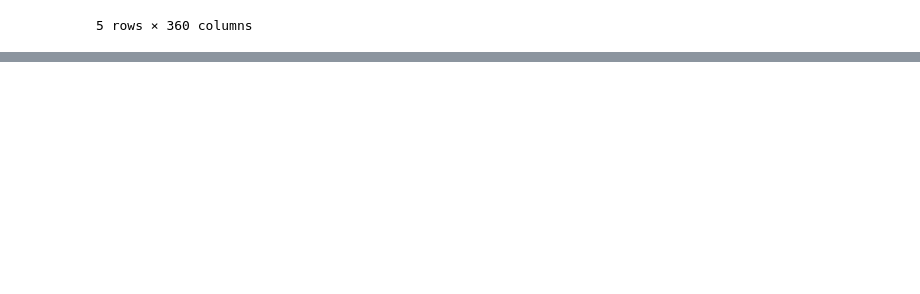
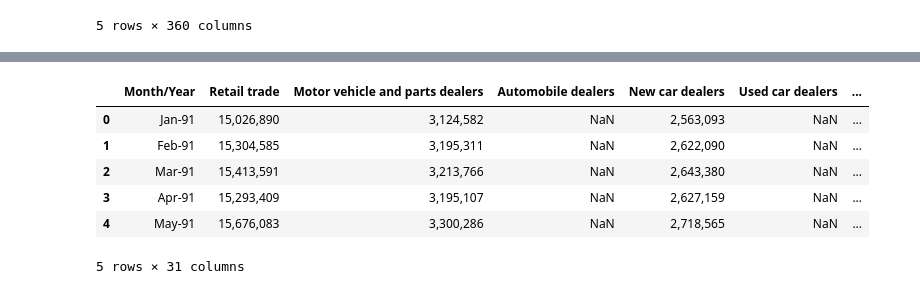
Before and after one commit to kumarmohit3194/Manpower-Demand-Forecasting, a Jupyter notebook: code.ipynb, the cells around one changed output, grey strips where cells are left out. Drawn from its saved outputs; the diff is of its cells as text; code cells hidden in the pictures; blank space fills up the shorter version.

```diff
--- a/code.ipynb
+++ b/code.ipynb
@@ -37,0 +81,11 @@ n_cols = ['Retail trade', 'Motor vehicle and parts dealers', 'Automobile dealers
+# %%
+dff2 = dff1.replace('\.+', np.nan, regex=True)
+dff2.head()
+# %% [output]
+|  | Month/Year | Retail trade | Motor vehicle and parts dealers | Automobile dealers | New car dealers | Used car dealers | ... |
+| 0 | Jan-91 | 15,026,890 | 3,124,582 | NaN | 2,563,093 | NaN | ... |
+| 1 | Feb-91 | 15,304,585 | 3,195,311 | NaN | 2,622,090 | NaN | ... |
+| 2 | Mar-91 | 15,413,591 | 3,213,766 | NaN | 2,643,380 | NaN | ... |
+| 3 | Apr-91 | 15,293,409 | 3,195,107 | NaN | 2,627,159 | NaN | ... |
+| 4 | May-91 | 15,676,083 | 3,300,286 | NaN | 2,718,565 | NaN | ... |
+5 rows × 31 columns
```
Also changed, not shown: parts of 17 cells of this notebook, 4 other files.
